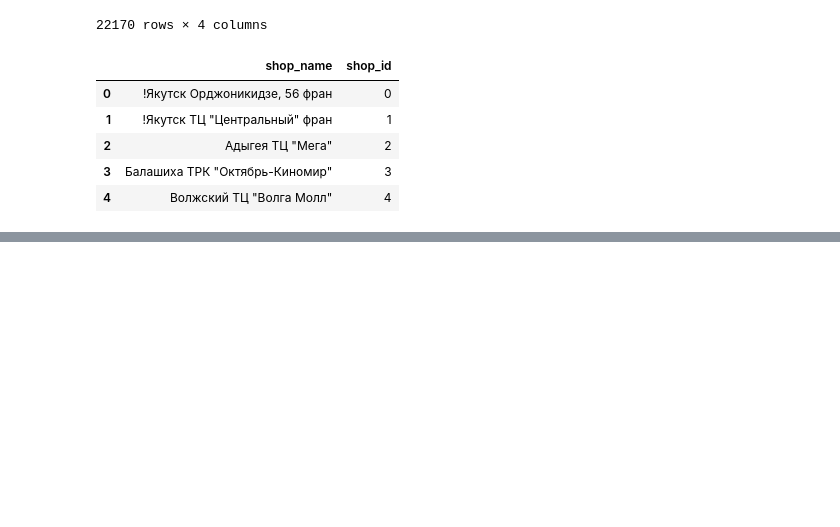
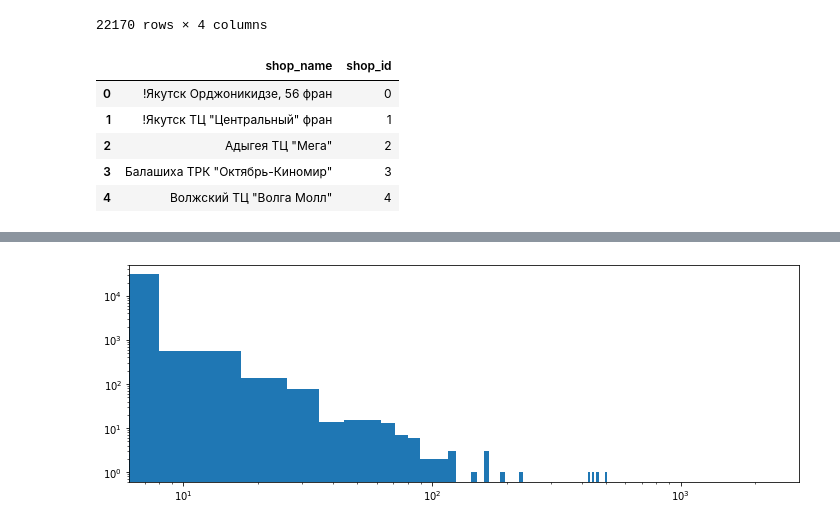
Before and after one commit to wol-e/kaggle, a Jupyter notebook: predict-future-sales/predict-future-sales/process_data_monthly.ipynb, the cells around one changed output, grey strips where cells are left out. Drawn from its saved outputs; the diff is of its cells as text; code cells hidden in the pictures; blank space fills up the shorter version.

```diff
--- a/predict-future-sales/predict-future-sales/process_data_monthly.ipynb
+++ b/predict-future-sales/predict-future-sales/process_data_monthly.ipynb
@@ -127,0 +160,10 @@ sales_monthly.sort_values(by="sum_item_cnt_day", ascending=False)
+# %%
+fig, ax = plt.subplots(1, 1, figsize=(12, 4))
+
+ax.hist(
+    sales_monthly.query("date_block_num == 33")["sum_item_cnt_day"], bins=250
+)
+ax.set_xscale("log")
+ax.set_yscale("log");
+# %% [output]
+[figure, added]
```
Also changed, not shown: parts of 11 cells of this notebook.
